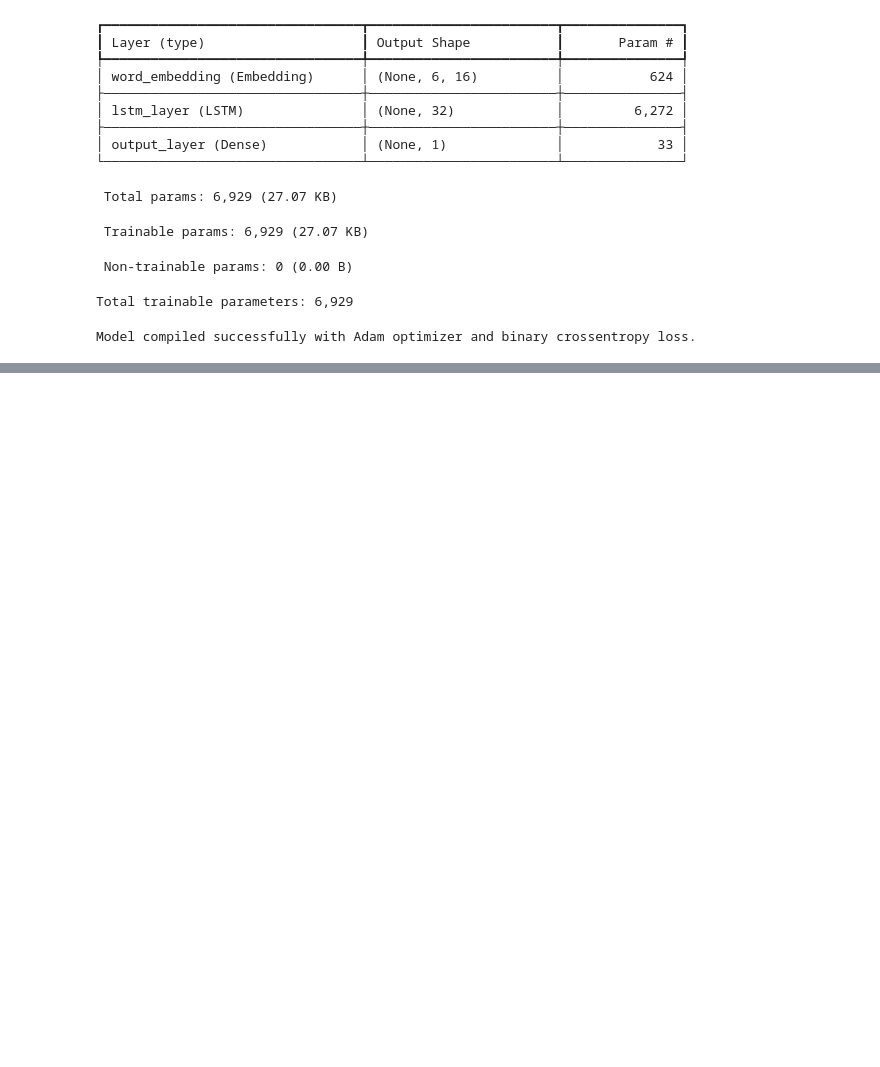
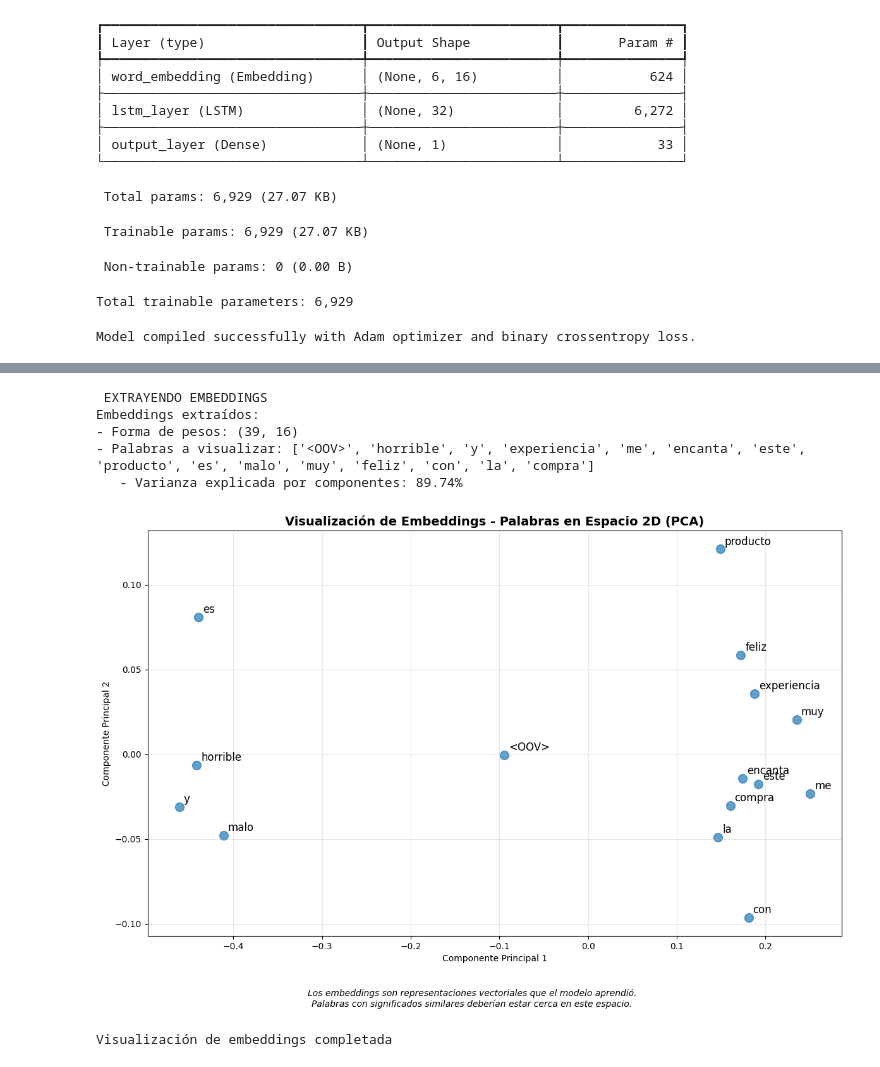
Before and after one commit to alanPalma25/sic-2025-python-ai, a Jupyter notebook: ia_module/classnotes.ipynb, the cells around one changed output, grey strips where cells are left out. Cells and saved outputs as stored; diff of their text form; code cells hidden in the pictures; blank space fills up the shorter version.

```diff
--- a/ia_module/classnotes.ipynb
+++ b/ia_module/classnotes.ipynb
@@ -1401,0 +1436,65 @@ Final validation loss: 2.0468
+# %%
+try:
+    # 1. EXTRAER EMBEDDINGS APRENDIDOS
+    print("\n EXTRAYENDO EMBEDDINGS ")
+
+    capa_embedding = model.get_layer('word_embedding')
+    pesos_embedding = capa_embedding.get_weights()[0]
+
+    print(f"Embeddings extraídos:")
+    print(f"- Forma de pesos: {pesos_embedding.shape}")  # (VOCAB_SIZE, 16)
+
+    # 2. PREPARAR DATOS PARA VISUALIZACIÓN
+    palabras_visualizar = 15
+    palabras_indices = list(range(1, min(palabras_visualizar + 1, VOCAB_SIZE)))
+    palabras = [tokenizer.index_word.get(i, f"<{i}>") for i in palabras_indices]
+    vectores = pesos_embedding[palabras_indices]
+
+    print(f"- Palabras a visualizar: {palabras}")
+
+    # 3. REDUCIR DIMENSIONALIDAD CON PCA
+    from sklearn.decomposition import PCA
+
+    pca = PCA(n_components=2)
+    vectores_2d = pca.fit_transform(vectores)
+
+    print(f"   - Varianza explicada por componentes: {pca.explained_variance_ratio_.sum():.2%}")  # Mide información preservada
+
+    # 4. VISUALIZAR EMBEDDINGS
+    plt.figure(figsize=(12, 8))
+
+    # Crear scatter plot
+    scatter = plt.scatter(vectores_2d[:, 0], vectores_2d[:, 1], alpha=0.7, s=100)
+    # Añadir etiquetas de palabras
+    for i, palabra in enumerate(palabras):
+        plt.annotate(palabra, (vectores_2d[i, 0], vectores_2d[i, 1]),
+                    xytext=(5, 5), textcoords='offset points', fontsize=12)
+
+    plt.title('Visualización de Embeddings - Palabras en Espacio 2D (PCA)',
+              fontweight='bold', fontsize=14)
+    plt.xlabel('Componente Principal 1')
+    plt.ylabel('Componente Principal 2')
+    plt.grid(True, alpha=0.3)
+
+    # Añadir explicación
+    plt.figtext(0.5, 0.01,
+                "Los embeddings son representaciones vectoriales que el modelo aprendió.\n"
+                "Palabras con significados similares deberían estar cerca en este espacio.",
+                ha="center", fontsize=10, style='italic')
+
+    plt.tight_layout()
+    plt.subplots_adjust(bottom=0.15)
+    plt.show()
+
+    print("Visualización de embeddings completada")
+
+except Exception as e:
+    print(f"No se pudo visualizar embeddings: {e}")
+# %% [output]
+ EXTRAYENDO EMBEDDINGS
+Embeddings extraídos:
+- Forma de pesos: (39, 16)
+- Palabras a visualizar: ['<OOV>', 'horrible', 'y', 'experiencia', 'me', 'encanta', 'este', 'producto', 'es', 'malo', 'muy', 'feliz', 'con', 'la', 'compra']
+   - Varianza explicada por componentes: 89.74%
+[figure, added]
+Visualización de embeddings completada
```
Also changed, not shown: parts of 4 cells of this notebook.
